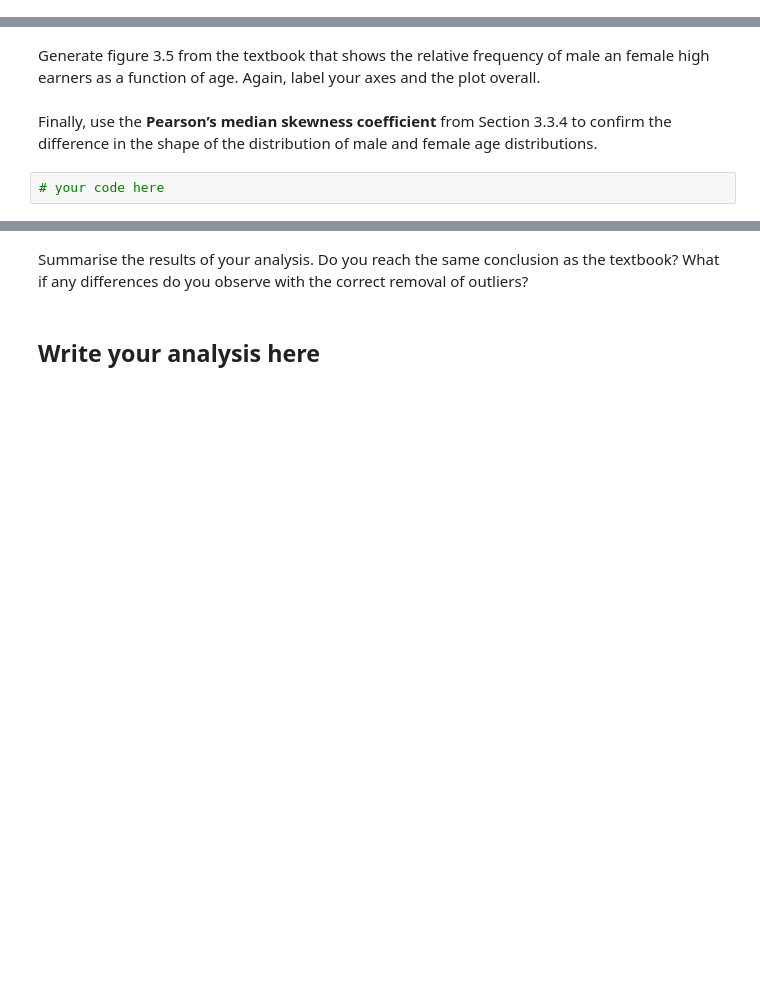
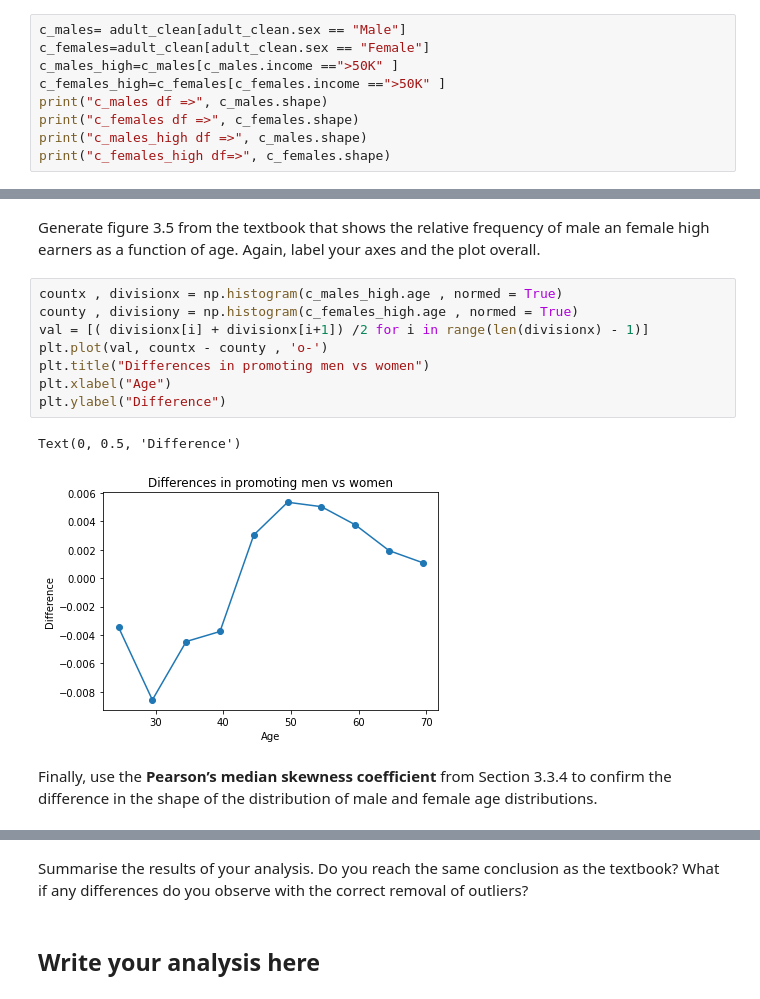
Before and after one commit to MQCOMP2200-S2-2020/practical-workshops-RudabaRaiq, a Jupyter notebook: Workshop Week 3.ipynb, the cells around one changed output, grey strips where cells are left out. Cells and saved outputs as stored; diff of their text form; blank space fills up the shorter version.

```diff
--- a/Workshop Week 3.ipynb
+++ b/Workshop Week 3.ipynb
@@ -194,0 +212,9 @@ cmales=
+# %%
+c_males= adult_clean[adult_clean.sex == "Male"]
+c_females=adult_clean[adult_clean.sex == "Female"]
+c_males_high=c_males[c_males.income ==">50K" ]
+c_females_high=c_females[c_females.income ==">50K" ]
+print("c_males df =>", c_males.shape)
+print("c_females df =>", c_females.shape)
+print("c_males_high df =>", c_males.shape)
+print("c_females_high df=>", c_females.shape)
@@ -195,6 +236,15 @@ cmales=
 # %% [markdown]
 Generate figure 3.5 from the textbook that shows the relative frequency of male an female high earners as a function of age.  Again, label your axes and the plot overall.
+# %%
+countx , divisionx = np.histogram(c_males_high.age , normed = True)
+county , divisiony = np.histogram(c_females_high.age , normed = True)
+val = [( divisionx[i] + divisionx[i+1]) /2 for i in range(len(divisionx) - 1)]
+plt.plot(val, countx - county , 'o-')
+plt.title("Differences in promoting men vs women")
+plt.xlabel("Age")
+plt.ylabel("Difference")
+# %% [output]
+Text(0, 0.5, 'Difference')
+[figure, added]
 # %% [markdown]
 Finally, use the **Pearson’s median skewness coefficient** from Section 3.3.4 to confirm the difference in the shape of the distribution of male and female age distributions.
-# %%
-# your code here
```
Also changed, not shown: parts of 13 cells of this notebook.
